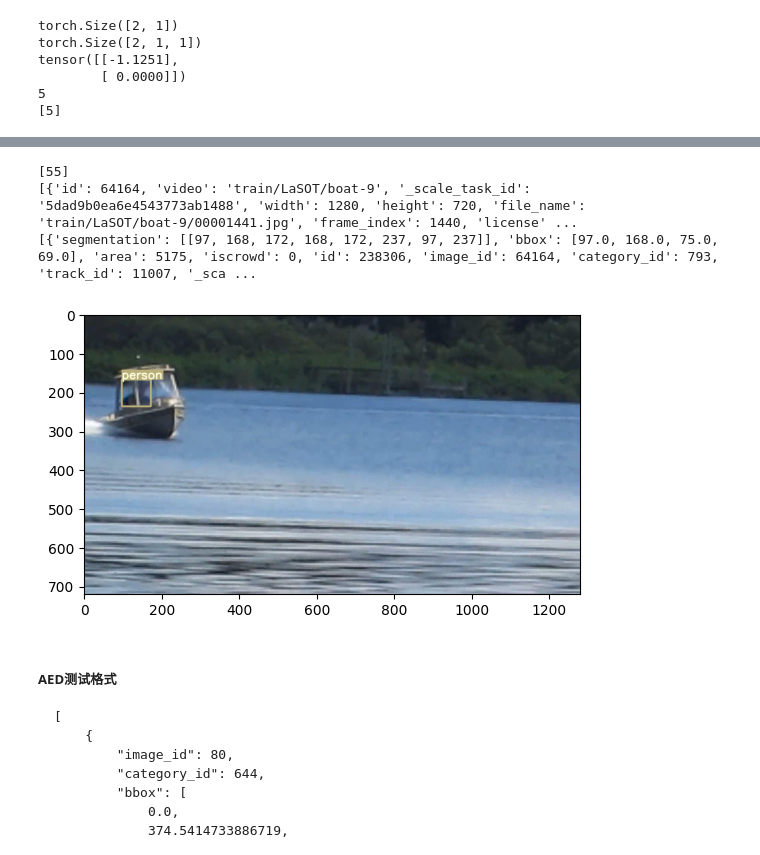
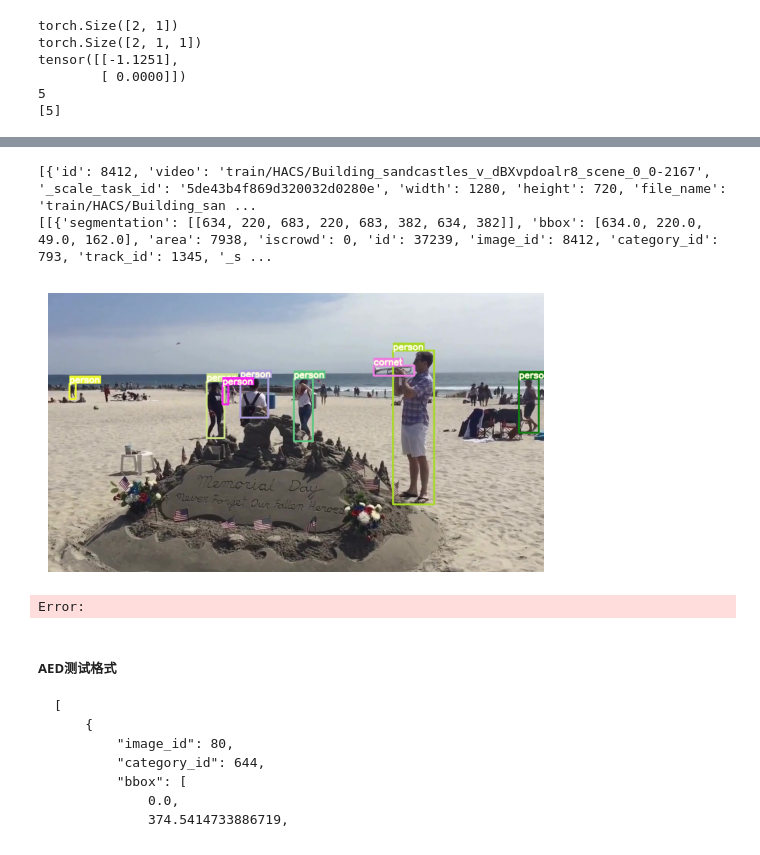
Before and after one commit to howyeer/AEDv2, a Jupyter notebook: test.ipynb, the cells around one changed output, grey strips where cells are left out. Cells and saved outputs as stored; diff of their text form; code cells hidden in the pictures.

````diff
--- a/test.ipynb
+++ b/test.ipynb
@@ -91,10 +91,9 @@ from groundingdino.util import box_ops, get_tokenlizer
 from tao.toolkit.tao import Tao
 import cv2
 
-np.random.seed(4)
-
-def plot_bbox(img, bbox, label):
+def plot_bbox(img, bbox, label, track_id):
     tl = 3
+    np.random.seed(track_id)
     color = tuple(np.random.randint(0, 255, size=3).tolist())
     bbox[2] += bbox[0]
     bbox[3] += bbox[1]
@@ -102,16 +101,15 @@ def plot_bbox(img, bbox, label):
     cv2.rectangle(img, c1, c2, color, thickness=tl)
     if label:
         tf = max(tl - 1, 1)  # font thickness
-        t_size = cv2.getTextSize(label, 0, fontScale=tl / 3, thickness=tf)[0]
+        t_size = cv2.getTextSize(label, 0, fontScale=tl / 4, thickness=tf)[0]
         c2 = c1[0] + t_size[0], c1[1] - t_size[1] - 3
         cv2.rectangle(img, c1, c2, color, -1)  # filled
         cv2.putText(img,
                     label, (c1[0], c1[1] - 2),
                     0,
-                    tl / 3, [225, 255, 255],
+                    tl / 4, [225, 255, 255],
                     thickness=tf,
                     lineType=cv2.LINE_AA)
-
     return img
 
 ann_path = '/data/fzm_2022/Datasets/TAO/annotations/train_ours_v1.json'
@@ -119,30 +117,26 @@ tao = Tao(ann_path)
 imgid_list = tao.get_img_ids()
 vidid_list = tao.get_vid_ids()
 idx = 55
-img_id = 64164
-print([imgid_list[idx]])
-img_info = tao.load_imgs([img_id])
+img_ids = [8412]
+img_info = tao.load_imgs(img_ids)
 print(img_info)
-target = tao.img_ann_map[img_id]
-print(target)
+targets = [tao.img_ann_map[img_id] for img_id in img_ids]
+print(targets)
 category_dict = tao.cats
 cat_list = [item['name'] for item in category_dict.values()]
 # print(cat_list[643])
 no_l = img_info[0]['not_exhaustive_category_ids']
 no_cat = [cat_list[item-1] for item in no_l]
-img_path = osp.join('/data/fzm_2022/Datasets/TAO/frames',img_info[0]['file_name'])
-img = cv2.imread(img_path)
-w, h = img.shape[1], img.shape[0]
-cat_dic = defaultdict(list)
-for item in target:
-    cat_dic[cat_list[item['category_id']-1]].append(item['bbox'])
-    plot_bbox(img, item['bbox'], cat_list[item['category_id']-1])
-img_rgb = cv2.cvtColor(img, cv2.COLOR_BGR2RGB)
-plt.imshow(img_rgb)
-plt.show()
-
-# print(img_path)
-# cat_list = cat_dic.keys()
-# caption = " . ".join(cat_list) + ' .'
-# print(caption)
+img_paths = [osp.join('/data/fzm_2022/Datasets/TAO/frames',img_info[i]['file_name']) for i in range(len(img_info))]
+for i,img_path in enumerate(img_paths):
+    img = cv2.imread(img_path)
+    w, h = img.shape[1], img.shape[0]
+    cat_dic = defaultdict(list)
+    for item in targets[i]:
+        cat_dic[cat_list[item['category_id']-1]].append(item['bbox'])
+        plot_bbox(img, item['bbox'], cat_list[item['category_id']-1], item['track_id'])
+    img_rgb = cv2.cvtColor(img, cv2.COLOR_BGR2RGB)
+    plt.imshow(img_rgb)
+    plt.axis('off')
+    plt.show()
 # %% [output]
@@ -150,7 +144,7 @@ plt.show()
-[55]
-[{'id': 64164, 'video': 'train/LaSOT/boat-9', '_scale_task_id': '5dad9b0ea6e4543773ab1488', 'width': 1280, 'height': 720, 'file_name': 'train/LaSOT/boat-9/00001441.jpg', 'frame_index': 1440, 'license' ...
-[{'segmentation': [[97, 168, 172, 168, 172, 237, 97, 237]], 'bbox': [97.0, 168.0, 75.0, 69.0], 'area': 5175, 'iscrowd': 0, 'id': 238306, 'image_id': 64164, 'category_id': 793, 'track_id': 11007, '_sca ...
+[{'id': 8412, 'video': 'train/HACS/Building_sandcastles_v_dBXvpdoalr8_scene_0_0-2167', '_scale_task_id': '5de43b4f869d320032d0280e', 'width': 1280, 'height': 720, 'file_name': 'train/HACS/Building_san ...
+[[{'segmentation': [[634, 220, 683, 220, 683, 382, 634, 382]], 'bbox': [634.0, 220.0, 49.0, 162.0], 'area': 7938, 'iscrowd': 0, 'id': 37239, 'image_id': 8412, 'category_id': 793, 'track_id': 1345, '_s ...
-[figure, old version]
+[figure, new version]
+Error:
 # %% [markdown]
 ##### AED测试格式
 ``` txt
````
Also changed, not shown: parts of 3 cells of this notebook, 43 other files.
